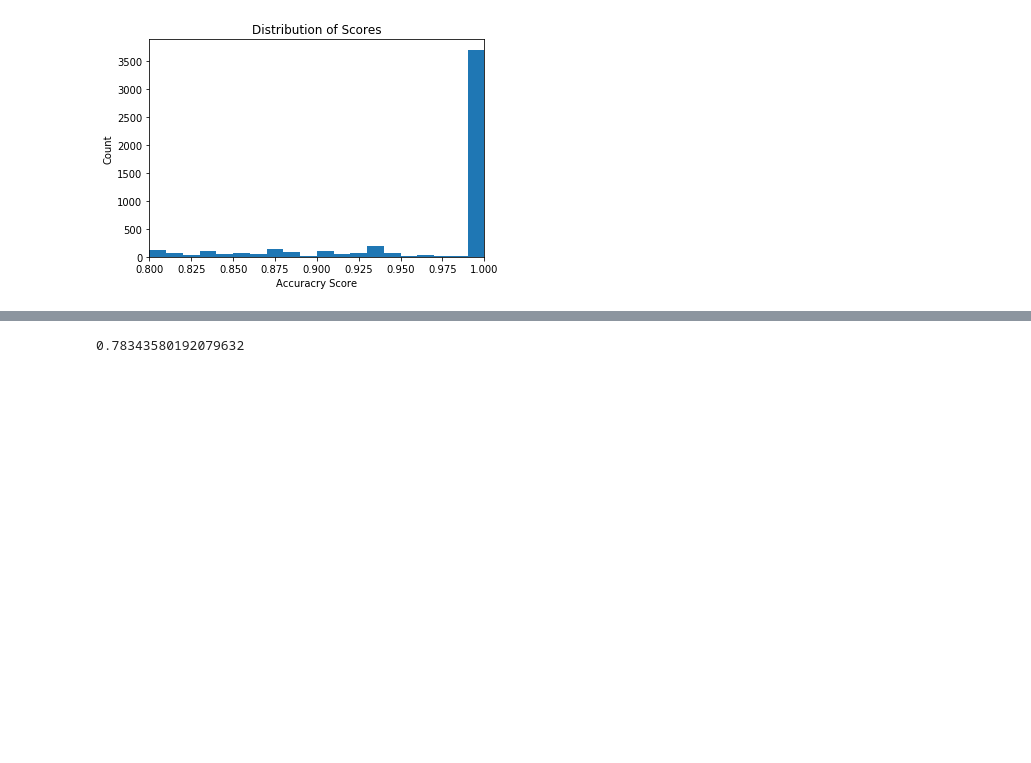
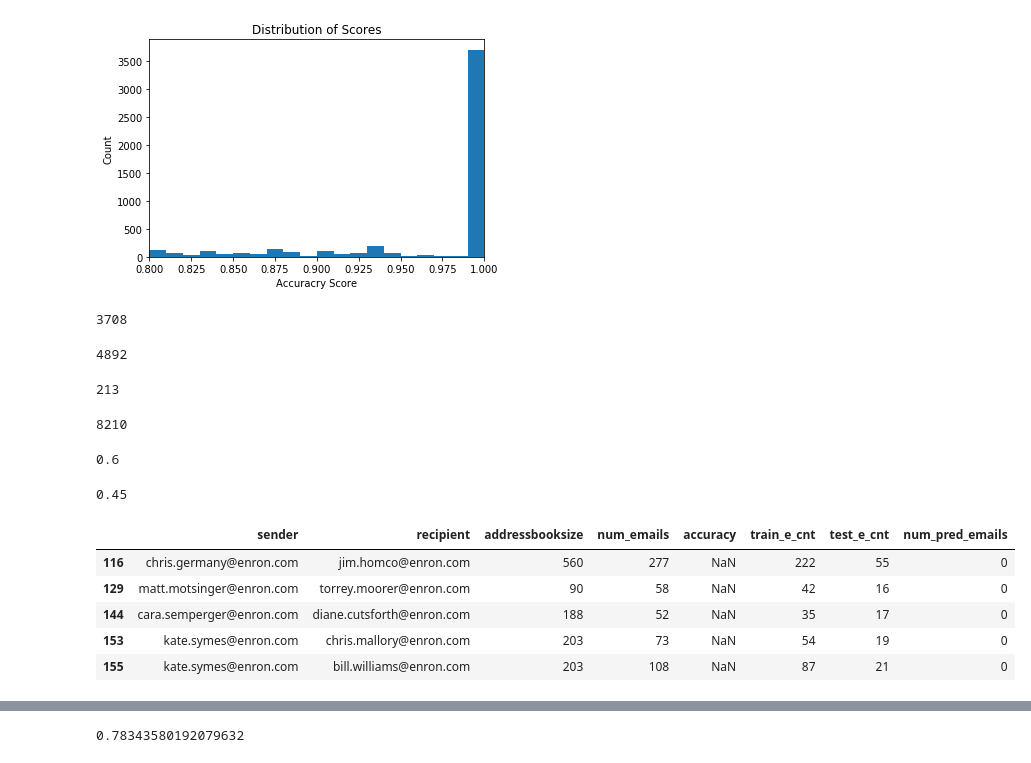
Before and after one commit to gurkpet/Enron-Email-Message-Recipient-Predicton, a Jupyter notebook: Unsupervised+Learning+Capstone.ipynb, the cells around one changed output, grey strips where cells are left out. Cells and saved outputs as stored; diff of their text form; code cells hidden in the pictures; blank space fills up the shorter version.

```diff
--- a/Unsupervised+Learning+Capstone.ipynb
+++ b/Unsupervised+Learning+Capstone.ipynb
@@ -426,0 +430,2 @@ pred_acc_sr_list = calc_pred_accuracy(smaller_sr_list, wanted_emails)
+# %%
+missed_emails = pred_acc_sr_list[pd.isnull(pred_acc_sr_list['accuracy'])]
@@ -445,3 +458,42 @@ plt.title('Distribution of Scores')
 plt.show()
 # %% [output]
 [figure]
+# %%
+perfect_pred_rate = len(pred_acc_sr_list[pred_acc_sr_list['accuracy'] == 1])
+perfect_pred_rate
+# %% [output]
+3708
+# %%
+btr_thn_80 = len(pred_acc_sr_list[pred_acc_sr_list['accuracy'] > 0.80])
+btr_thn_80
+# %% [output]
+4892
+# %%
+missed_all_emails = len(missed_emails)
+missed_all_emails
+# %% [output]
+213
+# %%
+total_sr_pairs = len(pred_acc_sr_list) + missed_all_emails
+total_sr_pairs
+# %% [output]
+8210
+# %%
+rate_perfect_score = btr_thn_80/total_sr_pairs
+round(rate_perfect_score, 2)
+# %% [output]
+0.6
+# %%
+rate_perfect_score = perfect_pred_rate/total_sr_pairs
+round(rate_perfect_score, 2)
+# %% [output]
+0.45
+# %%
+missed_emails.head()
+# %% [output]
+|  | sender | recipient | addressbooksize | num_emails | accuracy | train_e_cnt | test_e_cnt | num_pred_emails |
+| 116 | chris.germany@enron.com | jim.homco@enron.com | 560 | 277 | NaN | 222 | 55 | 0 |
+| 129 | matt.motsinger@enron.com | torrey.moorer@enron.com | 90 | 58 | NaN | 42 | 16 | 0 |
+| 144 | cara.semperger@enron.com | diane.cutsforth@enron.com | 188 | 52 | NaN | 35 | 17 | 0 |
+| 153 | kate.symes@enron.com | chris.mallory@enron.com | 203 | 73 | NaN | 54 | 19 | 0 |
+| 155 | kate.symes@enron.com | bill.williams@enron.com | 203 | 108 | NaN | 87 | 21 | 0 |
```
Also changed, not shown: parts of 8 cells of this notebook.
